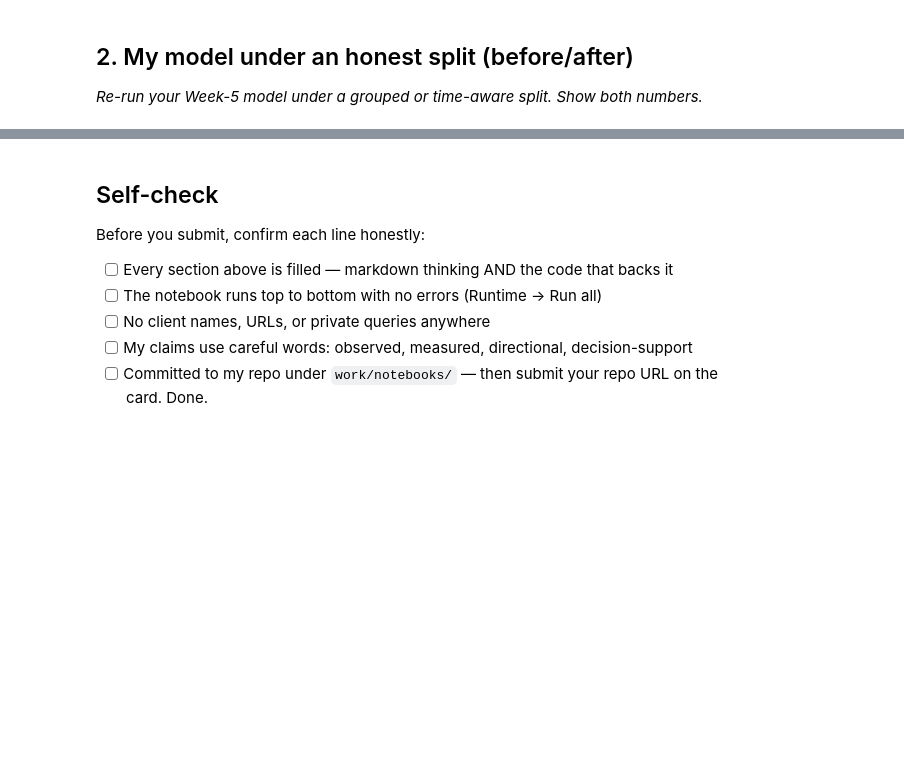
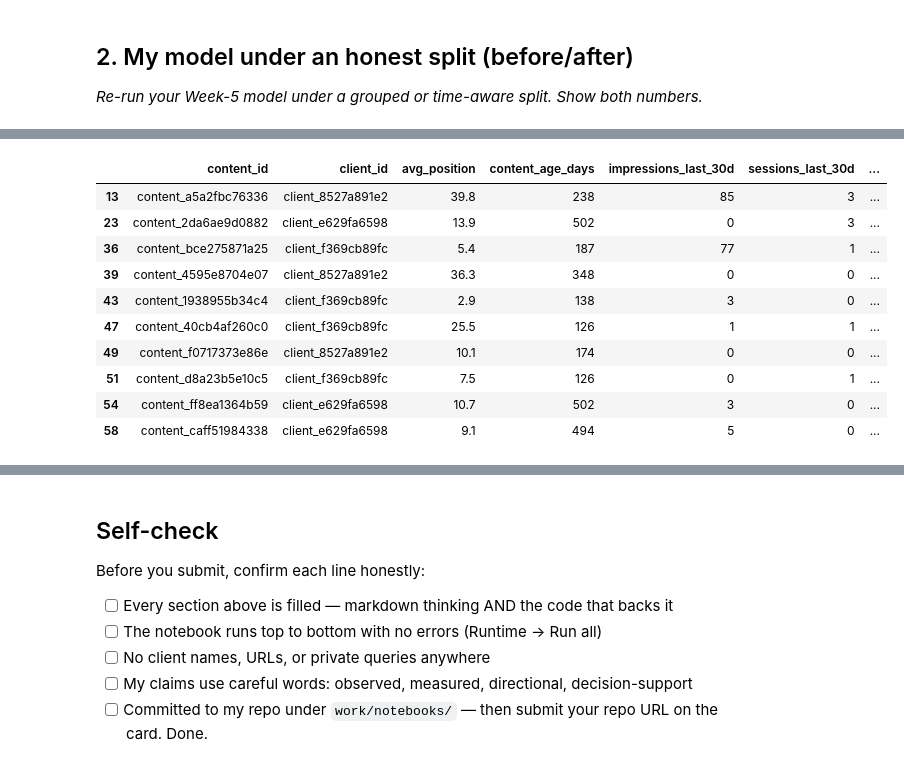
Before and after one commit to Ahmedali3ff/Flyrank-internship-, a Jupyter notebook: work/notebooks/w06_validation_audit.ipynb, the cells around one changed output, grey strips where cells are left out. Saved outputs shown, nothing was run; the diff lists cells and outputs as text; code cells hidden in the pictures; blank space fills up the shorter version.

```diff
--- a/work/notebooks/w06_validation_audit.ipynb
+++ b/work/notebooks/w06_validation_audit.ipynb
@@ -15,0 +65,10 @@ This skeleton is yours to fill. Work the sections **in order** — each one has
+# %%
+df["is_declining_label"] = (
+      df["trend_direction"].astype(str).str.lower() == "down"
+      ).astype(int)
+
+print("Target distribution:")
+print(df["is_declining_label"].value_counts())
+
+print("\nDeclining rate:",
+            round(df["is_declining_label"].mean(), 4))
@@ -36,0 +228,6 @@ This skeleton is yours to fill. Work the sections **in order** — each one has
+# %%
+y_pred_honest = honest_model.predict(X_test)
+y_prob_honest = honest_model.predict_proba(X_test)[:, 1]
+
+print("Predictions generated successfully.")
+print("Number of predictions:", len(y_pred_honest))
@@ -36,0 +339,46 @@ This skeleton is yours to fill. Work the sections **in order** — each one has
+# %%
+# Build a test-set dataframe with actual and predicted labels
+error_df = df.iloc[test_idx].copy()
+
+error_df["actual"] = y_test.values
+error_df["predicted"] = y_pred_honest
+
+error_df["error_type"] = np.where(
+    (error_df["actual"] == 0) & (error_df["predicted"] == 1),
+    "False Positive",
+    np.where(
+        (error_df["actual"] == 1) & (error_df["predicted"] == 0),
+        "False Negative",
+        "Correct"
+    )
+)
+
+# Keep only real model errors
+errors = error_df[
+    error_df["error_type"] != "Correct"
+].copy()
+
+print("Total test examples:", len(error_df))
+print("Total errors:", len(errors))
+
+print("\nError counts:")
+print(errors["error_type"].value_counts())
+
+print("\nExample errors:")
+display(
+    errors[
+        [
+            "content_id",
+            "client_id",
+            "avg_position",
+            "content_age_days",
+            "impressions_last_30d",
+            "sessions_last_30d",
+            "trend_direction",
+            "actual",
+            "predicted",
+            "error_type"
+        ]
+    ].head(10)
+)
+# %% [output]
@@ -36,0 +395,11 @@ This skeleton is yours to fill. Work the sections **in order** — each one has
+|  | content_id | client_id | avg_position | content_age_days | impressions_last_30d | sessions_last_30d | ... |
+| 13 | content_a5a2fbc76336 | client_8527a891e2 | 39.8 | 238 | 85 | 3 | ... |
+| 23 | content_2da6ae9d0882 | client_e629fa6598 | 13.9 | 502 | 0 | 3 | ... |
+| 36 | content_bce275871a25 | client_f369cb89fc | 5.4 | 187 | 77 | 1 | ... |
+| 39 | content_4595e8704e07 | client_8527a891e2 | 36.3 | 348 | 0 | 0 | ... |
+| 43 | content_1938955b34c4 | client_f369cb89fc | 2.9 | 138 | 3 | 0 | ... |
+| 47 | content_40cb4af260c0 | client_f369cb89fc | 25.5 | 126 | 1 | 1 | ... |
+| 49 | content_f0717373e86e | client_8527a891e2 | 10.1 | 174 | 0 | 0 | ... |
+| 51 | content_d8a23b5e10c5 | client_f369cb89fc | 7.5 | 126 | 0 | 1 | ... |
+| 54 | content_ff8ea1364b59 | client_e629fa6598 | 10.7 | 502 | 3 | 0 | ... |
+| 58 | content_caff51984338 | client_e629fa6598 | 9.1 | 494 | 5 | 0 | ... |
```
Also changed, not shown: parts of 23 cells of this notebook.
